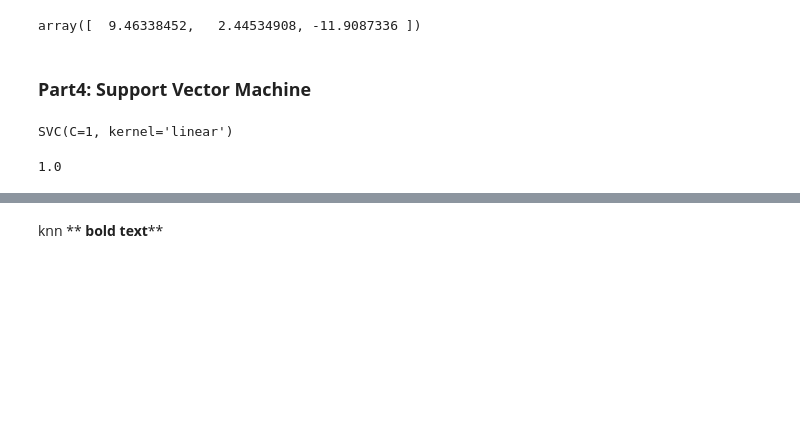
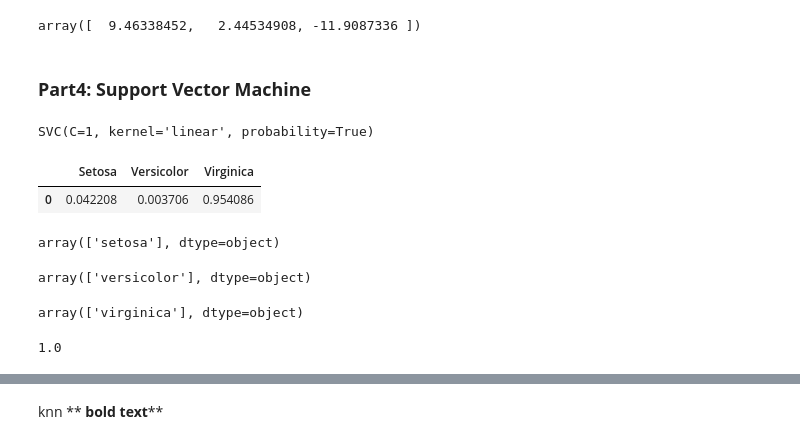
Before and after one commit to kabirulislam95/AI, a Jupyter notebook: Assainment04.ipynb, the cells around one changed output, grey strips where cells are left out. Cells and saved outputs as stored; diff of their text form; code cells hidden in the pictures; blank space fills up the shorter version.

```diff
--- a/Assainment04.ipynb
+++ b/Assainment04.ipynb
@@ -145,9 +147,9 @@ array([  9.46338452,   2.44534908, -11.9087336 ])
 ### **Part4: Support Vector Machine**
 # %%
 #create SVM model object
-model_svm=svm.SVC(kernel = 'linear', C=1)
+model_svm=svm.SVC(kernel = 'linear', probability=True, C=1)
 # %%
 #train the model
-model_svm.fit(x_train, y_train)
+model_svm.fit(x_train.values, y_train.values)
 # %% [output]
-SVC(C=1, kernel='linear')
+SVC(C=1, kernel='linear', probability=True)
@@ -156,4 +156,6 @@ pred=model.predict(x_test)
-# %%
-accuracy_score(y_test, pred)
-# %% [output]
-1.0
+# %%
+#probability of each species
+pd.DataFrame(model_svm.predict_proba([[1, 2, 3, 4]]), columns = ["Setosa", "Versicolor", "Virginica"])
+# %% [output]
+|  | Setosa | Versicolor | Virginica |
+| 0 | 0.042208 | 0.003706 | 0.954086 |
@@ -159,0 +167,19 @@ accuracy_score(y_test, pred)
+# %%
+#predict sample1
+model_svm.predict(sample1)
+# %% [output]
+array(['setosa'], dtype=object)
+# %%
+#predict sample2
+model_svm.predict(sample2)
+# %% [output]
+array(['versicolor'], dtype=object)
+# %%
+#predict sample3
+model_svm.predict(sample3)
+# %% [output]
+array(['virginica'], dtype=object)
+# %%
+model_svm.score(x_test.values, y_test)
+# %% [output]
+1.0
```
Also changed, not shown: parts of 4 cells of this notebook.
